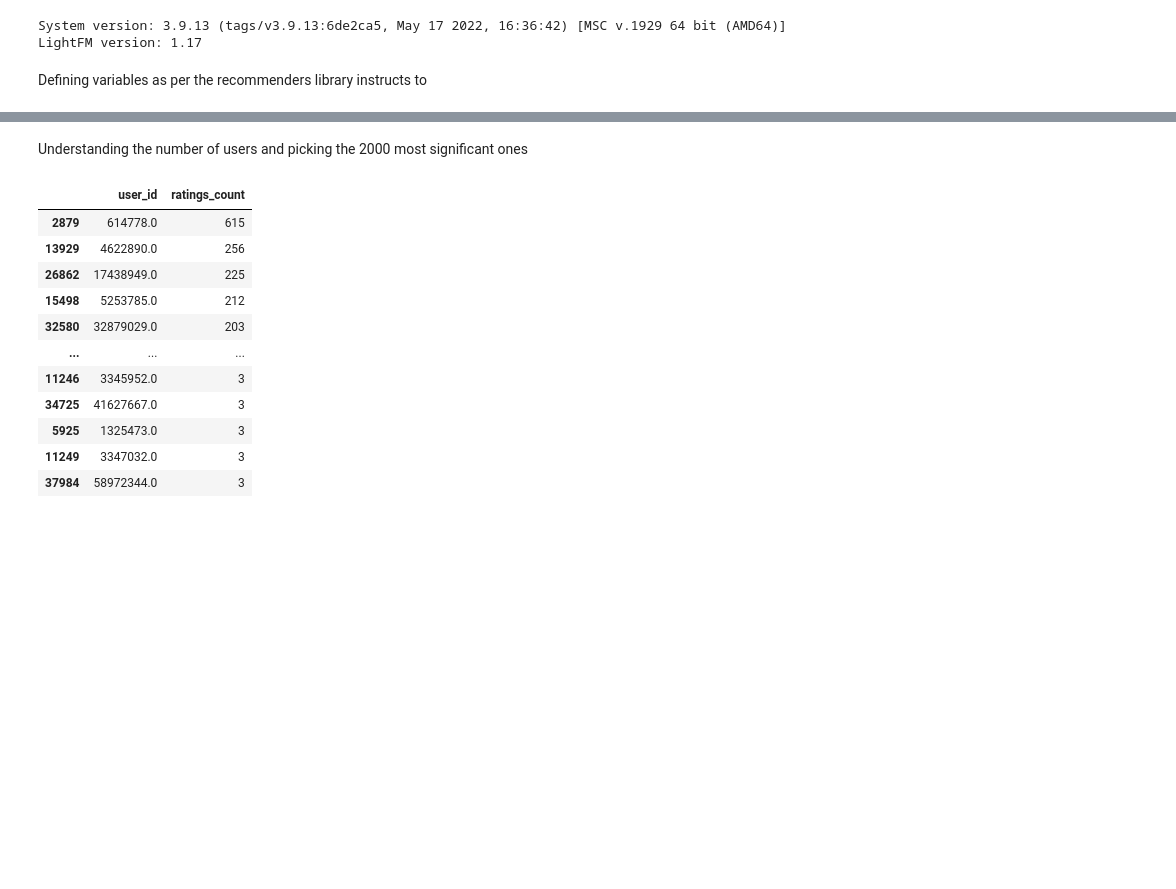
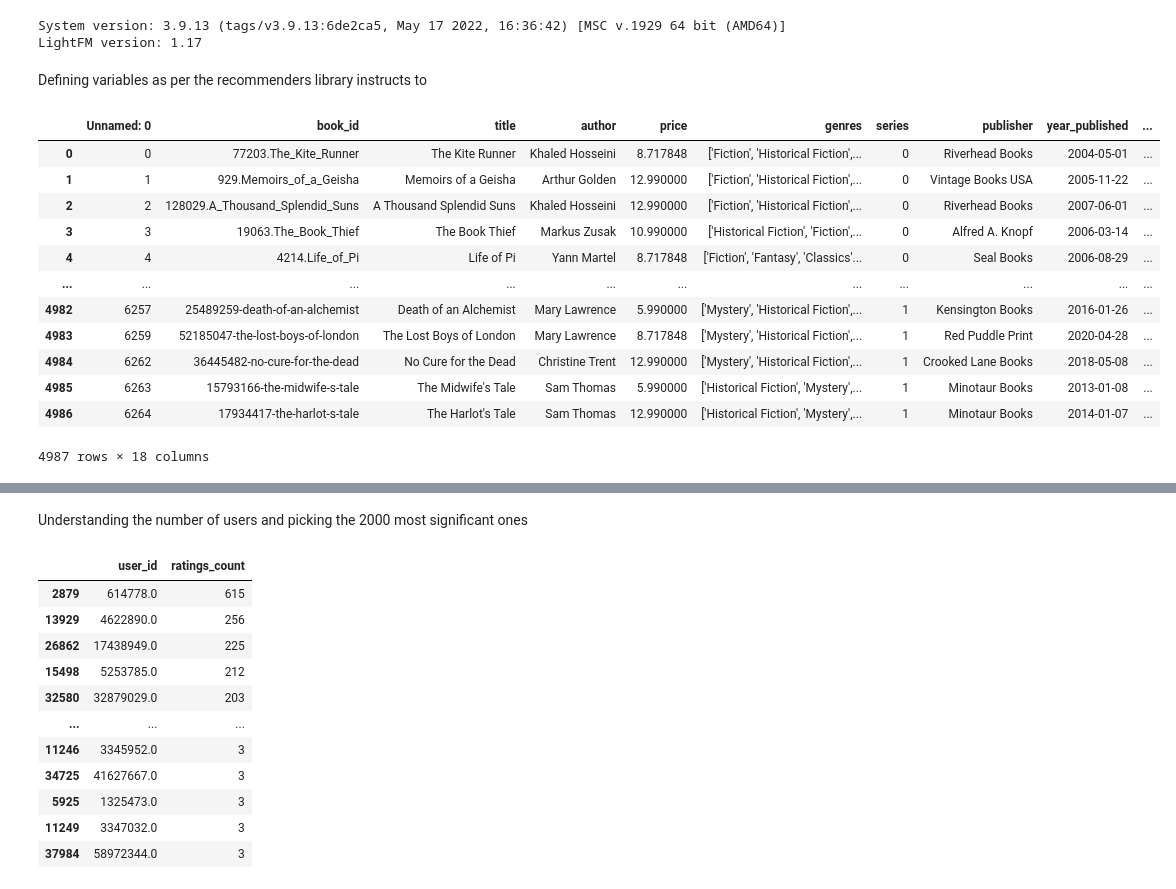
Before and after one commit to thehitchhikersguideto/bookworms, a Jupyter notebook: notebooks/exploring-hybrid-recommeder.ipynb, the cells around one changed output, grey strips where cells are left out. Drawn from its saved outputs; the diff is of its cells as text; code cells hidden in the pictures; blank space fills up the shorter version.

```diff
--- a/notebooks/exploring-hybrid-recommeder.ipynb
+++ b/notebooks/exploring-hybrid-recommeder.ipynb
@@ -70,5 +69,21 @@ USER_ALPHA = 1e-6
 
 # seed for pseudonumber generations
 SEED = 42
+# %%
+books
+# %% [output]
+|  | Unnamed: 0 | book_id | title | author | price | genres | series | publisher | year_published | ... |
+| 0 | 0 | 77203.The_Kite_Runner | The Kite Runner | Khaled Hosseini | 8.717848 | ['Fiction', 'Historical Fiction',... | 0 | Riverhead Books | 2004-05-01 | ... |
+| 1 | 1 | 929.Memoirs_of_a_Geisha | Memoirs of a Geisha | Arthur Golden | 12.990000 | ['Fiction', 'Historical Fiction',... | 0 | Vintage Books USA | 2005-11-22 | ... |
+| 2 | 2 | 128029.A_Thousand_Splendid_Suns | A Thousand Splendid Suns | Khaled Hosseini | 12.990000 | ['Fiction', 'Historical Fiction',... | 0 | Riverhead Books | 2007-06-01 | ... |
+| 3 | 3 | 19063.The_Book_Thief | The Book Thief | Markus Zusak | 10.990000 | ['Historical Fiction', 'Fiction',... | 0 | Alfred A. Knopf | 2006-03-14 | ... |
+| 4 | 4 | 4214.Life_of_Pi | Life of Pi | Yann Martel | 8.717848 | ['Fiction', 'Fantasy', 'Classics'... | 0 | Seal Books | 2006-08-29 | ... |
+| ... | ... | ... | ... | ... | ... | ... | ... | ... | ... | ... |
+| 4982 | 6257 | 25489259-death-of-an-alchemist | Death of an Alchemist | Mary Lawrence | 5.990000 | ['Mystery', 'Historical Fiction',... | 1 | Kensington Books | 2016-01-26 | ... |
+| 4983 | 6259 | 52185047-the-lost-boys-of-london | The Lost Boys of London | Mary Lawrence | 8.717848 | ['Mystery', 'Historical Fiction',... | 1 | Red Puddle Print | 2020-04-28 | ... |
+| 4984 | 6262 | 36445482-no-cure-for-the-dead | No Cure for the Dead | Christine Trent | 12.990000 | ['Mystery', 'Historical Fiction',... | 1 | Crooked Lane Books | 2018-05-08 | ... |
+| 4985 | 6263 | 15793166-the-midwife-s-tale | The Midwife's Tale | Sam Thomas | 5.990000 | ['Historical Fiction', 'Mystery',... | 1 | Minotaur Books | 2013-01-08 | ... |
+| 4986 | 6264 | 17934417-the-harlot-s-tale | The Harlot's Tale | Sam Thomas | 12.990000 | ['Historical Fiction', 'Mystery',... | 1 | Minotaur Books | 2014-01-07 | ... |
+4987 rows × 18 columns
 # %%
 # Merging to review dataset the genre characteristic by book_id
```
Also changed, not shown: parts of 10 cells of this notebook.
